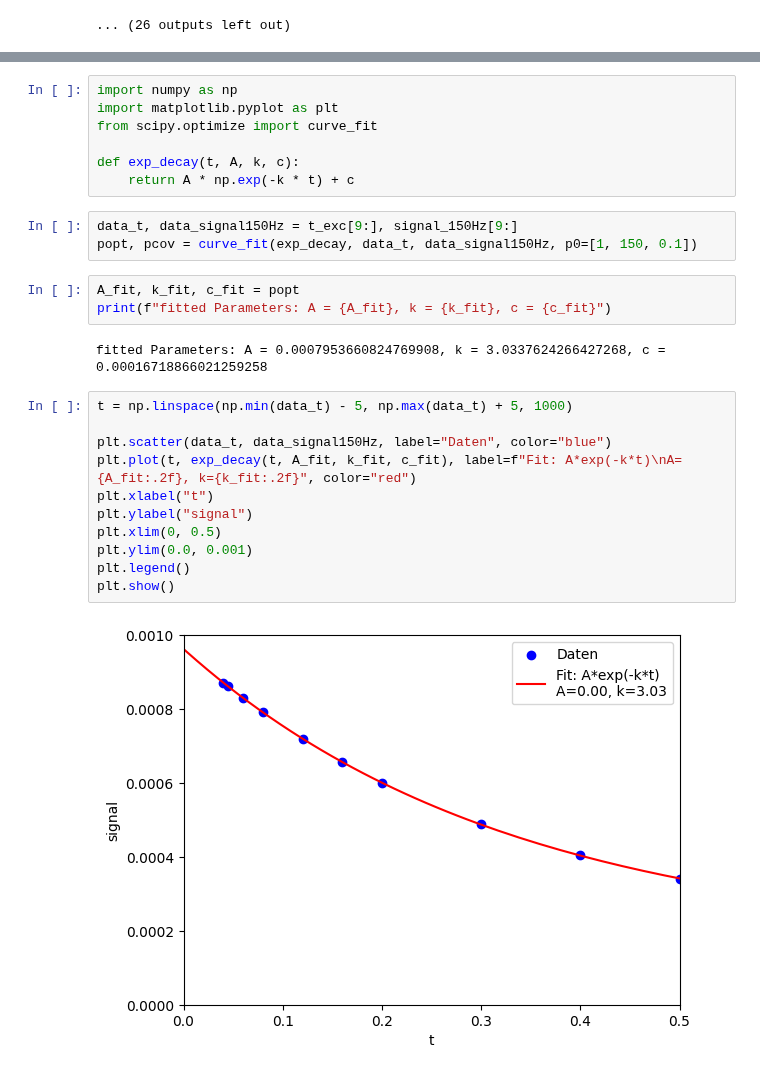
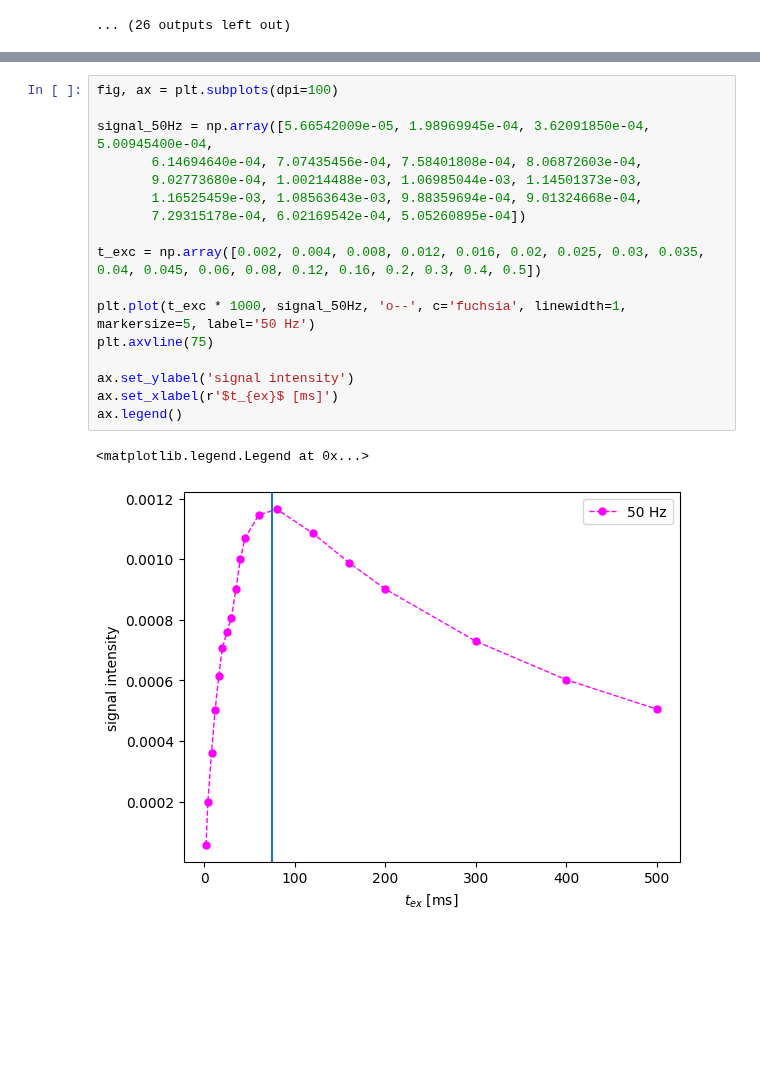
Before and after one commit to dantona02/optim, a Jupyter notebook: extime_variation.ipynb, the cells around one changed output, grey strips where cells are left out. Cells and saved outputs as stored; diff of their text form; blank space fills up the shorter version.

```diff
--- a/extime_variation.ipynb
+++ b/extime_variation.ipynb
@@ -160,30 +160,22 @@ plt.savefig("signal_plot_kex.png", dpi=300, bbox_inches='tight')
 # %% [output]
 [figure]
 # %%
-import numpy as np
-import matplotlib.pyplot as plt
-from scipy.optimize import curve_fit
+fig, ax = plt.subplots(dpi=100)
 
-def exp_decay(t, A, k, c):
-    return A * np.exp(-k * t) + c
+signal_50Hz = np.array([5.66542009e-05, 1.98969945e-04, 3.62091850e-04, 5.00945400e-04,
+       6.14694640e-04, 7.07435456e-04, 7.58401808e-04, 8.06872603e-04,
+       9.02773680e-04, 1.00214488e-03, 1.06985044e-03, 1.14501373e-03,
+       1.16525459e-03, 1.08563643e-03, 9.88359694e-04, 9.01324668e-04,
+       7.29315178e-04, 6.02169542e-04, 5.05260895e-04])
+
+t_exc = np.array([0.002, 0.004, 0.008, 0.012, 0.016, 0.02, 0.025, 0.03, 0.035, 0.04, 0.045, 0.06, 0.08, 0.12, 0.16, 0.2, 0.3, 0.4, 0.5])
+
+plt.plot(t_exc * 1000, signal_50Hz, 'o--', c='fuchsia', linewidth=1, markersize=5, label='50 Hz')
+plt.axvline(75)
+
+ax.set_ylabel('signal intensity')
+ax.set_xlabel(r'$t_{ex}$ [ms]')
+ax.legend()
+# %% [output]
+<matplotlib.legend.Legend at 0x...>
+[figure, added]
-# %%
-data_t, data_signal150Hz = t_exc[9:], signal_150Hz[9:]
-popt, pcov = curve_fit(exp_decay, data_t, data_signal150Hz, p0=[1, 150, 0.1])
-# %%
-A_fit, k_fit, c_fit = popt
-print(f"fitted Parameters: A = {A_fit}, k = {k_fit}, c = {c_fit}")
-# %% [output]
-fitted Parameters: A = 0.0007953660824769908, k = 3.0337624266427268, c = 0.00016718866021259258
-# %%
-t = np.linspace(np.min(data_t) - 5, np.max(data_t) + 5, 1000)
-
-plt.scatter(data_t, data_signal150Hz, label="Daten", color="blue")
-plt.plot(t, exp_decay(t, A_fit, k_fit, c_fit), label=f"Fit: A*exp(-k*t)\nA={A_fit:.2f}, k={k_fit:.2f}", color="red")
-plt.xlabel("t")
-plt.ylabel("signal")
-plt.xlim(0, 0.5)
-plt.ylim(0.0, 0.001)
-plt.legend()
-plt.show()
-# %% [output]
-[figure, removed]
```
Also changed, not shown: parts of 1 cell of this notebook, 8 other files.
